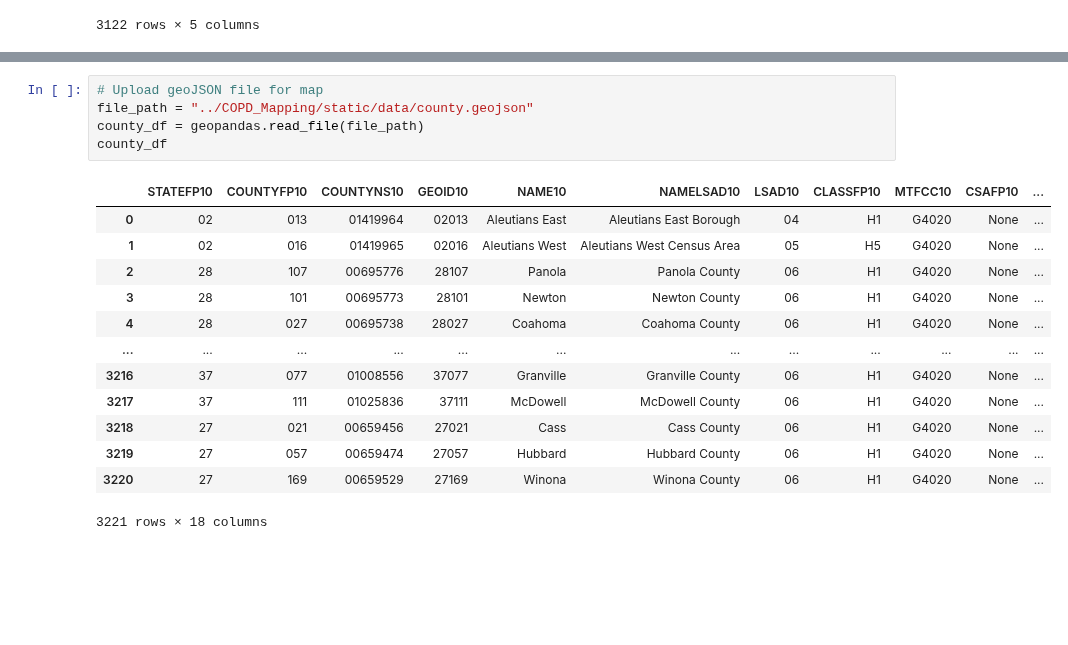
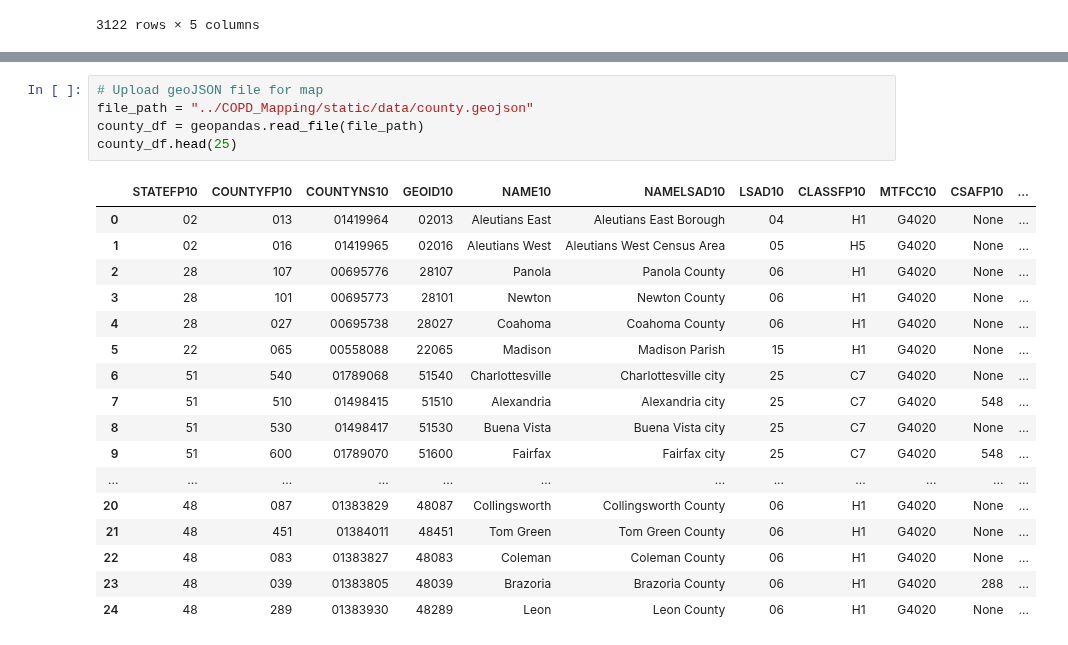
Before and after one commit to AvatarJoshi/copd_project, a Jupyter notebook: Data_Processing/DataMap.ipynb, the cells around one changed output, grey strips where cells are left out. Cells and saved outputs as stored; diff of their text form; blank space fills up the shorter version.

```diff
--- a/Data_Processing/DataMap.ipynb
+++ b/Data_Processing/DataMap.ipynb
@@ -23,19 +40,23 @@ predicted_df
 # %%
 # Upload geoJSON file for map
 file_path = "../COPD_Mapping/static/data/county.geojson"
 county_df = geopandas.read_file(file_path)
-county_df
+county_df.head(25)
 # %% [output]
 |  | STATEFP10 | COUNTYFP10 | COUNTYNS10 | GEOID10 | NAME10 | NAMELSAD10 | LSAD10 | CLASSFP10 | MTFCC10 | CSAFP10 | ... |
 | 0 | 02 | 013 | 01419964 | 02013 | Aleutians East | Aleutians East Borough | 04 | H1 | G4020 | None | ... |
 | 1 | 02 | 016 | 01419965 | 02016 | Aleutians West | Aleutians West Census Area | 05 | H5 | G4020 | None | ... |
 | 2 | 28 | 107 | 00695776 | 28107 | Panola | Panola County | 06 | H1 | G4020 | None | ... |
 | 3 | 28 | 101 | 00695773 | 28101 | Newton | Newton County | 06 | H1 | G4020 | None | ... |
 | 4 | 28 | 027 | 00695738 | 28027 | Coahoma | Coahoma County | 06 | H1 | G4020 | None | ... |
+| 5 | 22 | 065 | 00558088 | 22065 | Madison | Madison Parish | 15 | H1 | G4020 | None | ... |
+| 6 | 51 | 540 | 01789068 | 51540 | Charlottesville | Charlottesville city | 25 | C7 | G4020 | None | ... |
+| 7 | 51 | 510 | 01498415 | 51510 | Alexandria | Alexandria city | 25 | C7 | G4020 | 548 | ... |
+| 8 | 51 | 530 | 01498417 | 51530 | Buena Vista | Buena Vista city | 25 | C7 | G4020 | None | ... |
+| 9 | 51 | 600 | 01789070 | 51600 | Fairfax | Fairfax city | 25 | C7 | G4020 | 548 | ... |
 | ... | ... | ... | ... | ... | ... | ... | ... | ... | ... | ... | ... |
-| 3216 | 37 | 077 | 01008556 | 37077 | Granville | Granville County | 06 | H1 | G4020 | None | ... |
-| 3217 | 37 | 111 | 01025836 | 37111 | McDowell | McDowell County | 06 | H1 | G4020 | None | ... |
-| 3218 | 27 | 021 | 00659456 | 27021 | Cass | Cass County | 06 | H1 | G4020 | None | ... |
-| 3219 | 27 | 057 | 00659474 | 27057 | Hubbard | Hubbard County | 06 | H1 | G4020 | None | ... |
-| 3220 | 27 | 169 | 00659529 | 27169 | Winona | Winona County | 06 | H1 | G4020 | None | ... |
+| 20 | 48 | 087 | 01383829 | 48087 | Collingsworth | Collingsworth County | 06 | H1 | G4020 | None | ... |
+| 21 | 48 | 451 | 01384011 | 48451 | Tom Green | Tom Green County | 06 | H1 | G4020 | None | ... |
+| 22 | 48 | 083 | 01383827 | 48083 | Coleman | Coleman County | 06 | H1 | G4020 | None | ... |
+| 23 | 48 | 039 | 01383805 | 48039 | Brazoria | Brazoria County | 06 | H1 | G4020 | 288 | ... |
+| 24 | 48 | 289 | 01383930 | 48289 | Leon | Leon County | 06 | H1 | G4020 | None | ... |
-3221 rows × 18 columns
```
Also changed, not shown: parts of 5 cells of this notebook.
